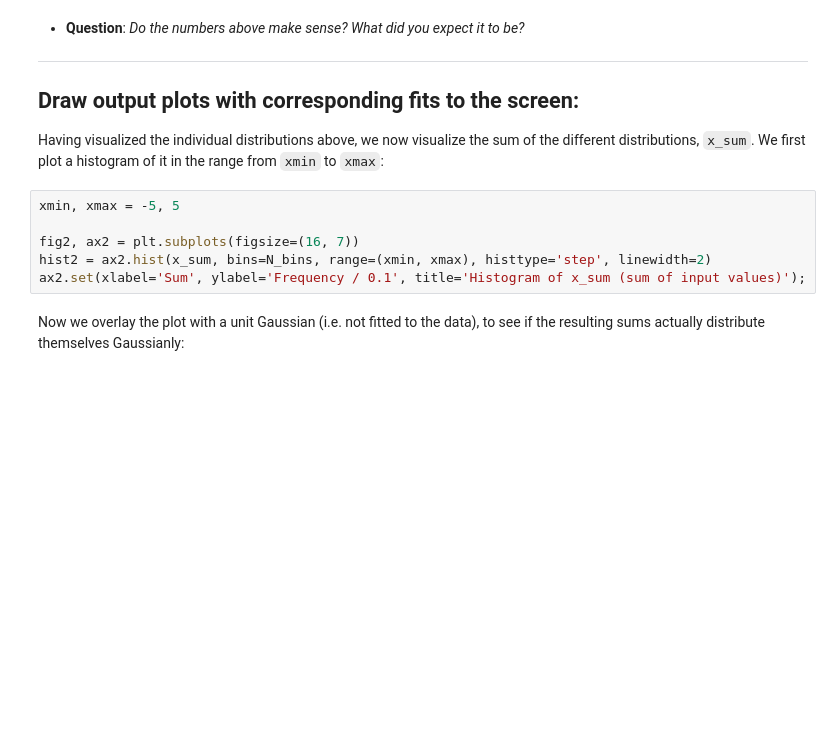
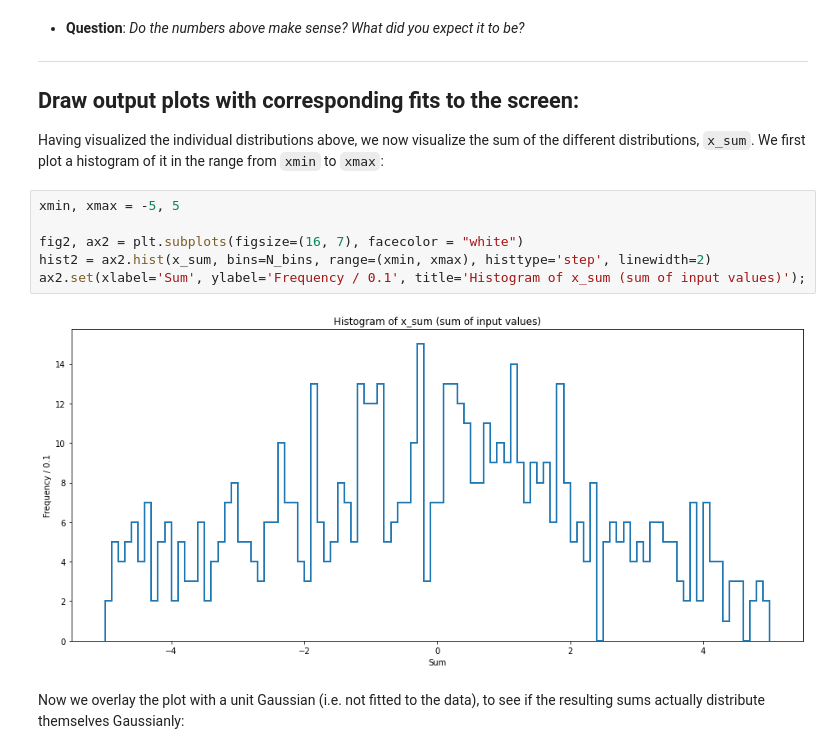
Before and after one commit to PhilKofoed/AppStat2022, a Jupyter notebook: Week1/CentralLimit/CentralLimit_original_mine.ipynb, the cells around one changed output. Drawn from its saved outputs; the diff is of its cells as text; blank space fills up the shorter version.

```diff
--- a/Week1/CentralLimit/CentralLimit_original_mine.ipynb
+++ b/Week1/CentralLimit/CentralLimit_original_mine.ipynb
@@ -145,9 +152,11 @@ Having visualized the individual distributions above, we now visualize the sum o
 # %%
 xmin, xmax = -5, 5
 
-fig2, ax2 = plt.subplots(figsize=(16, 7))
+fig2, ax2 = plt.subplots(figsize=(16, 7), facecolor = "white")
 hist2 = ax2.hist(x_sum, bins=N_bins, range=(xmin, xmax), histtype='step', linewidth=2)
 ax2.set(xlabel='Sum', ylabel='Frequency / 0.1', title='Histogram of x_sum (sum of input values)');
+# %% [output]
+[figure, added]
 # %% [markdown]
 Now we overlay the plot with a unit Gaussian (i.e. not fitted to the data), to see if the resulting sums actually distribute themselves Gaussianly:
 # %%
```
Also changed, not shown: parts of 5 cells of this notebook, 2 other files.
